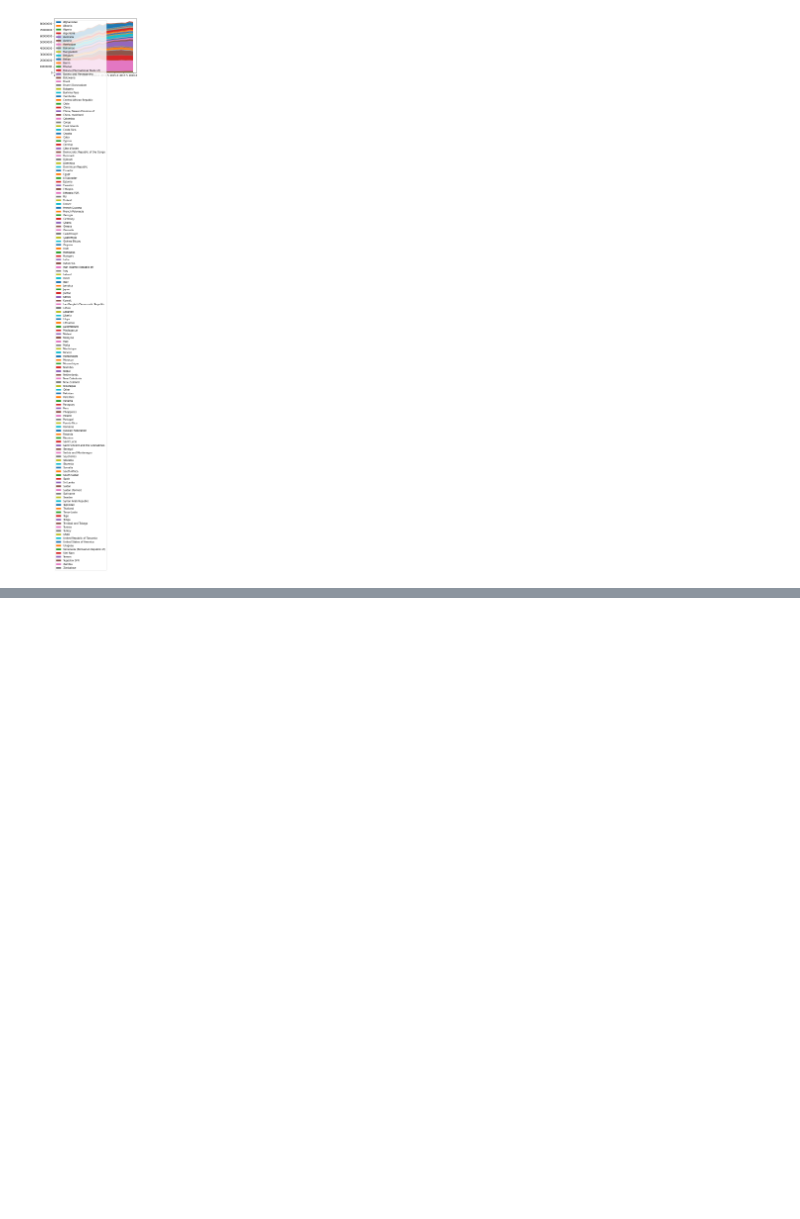
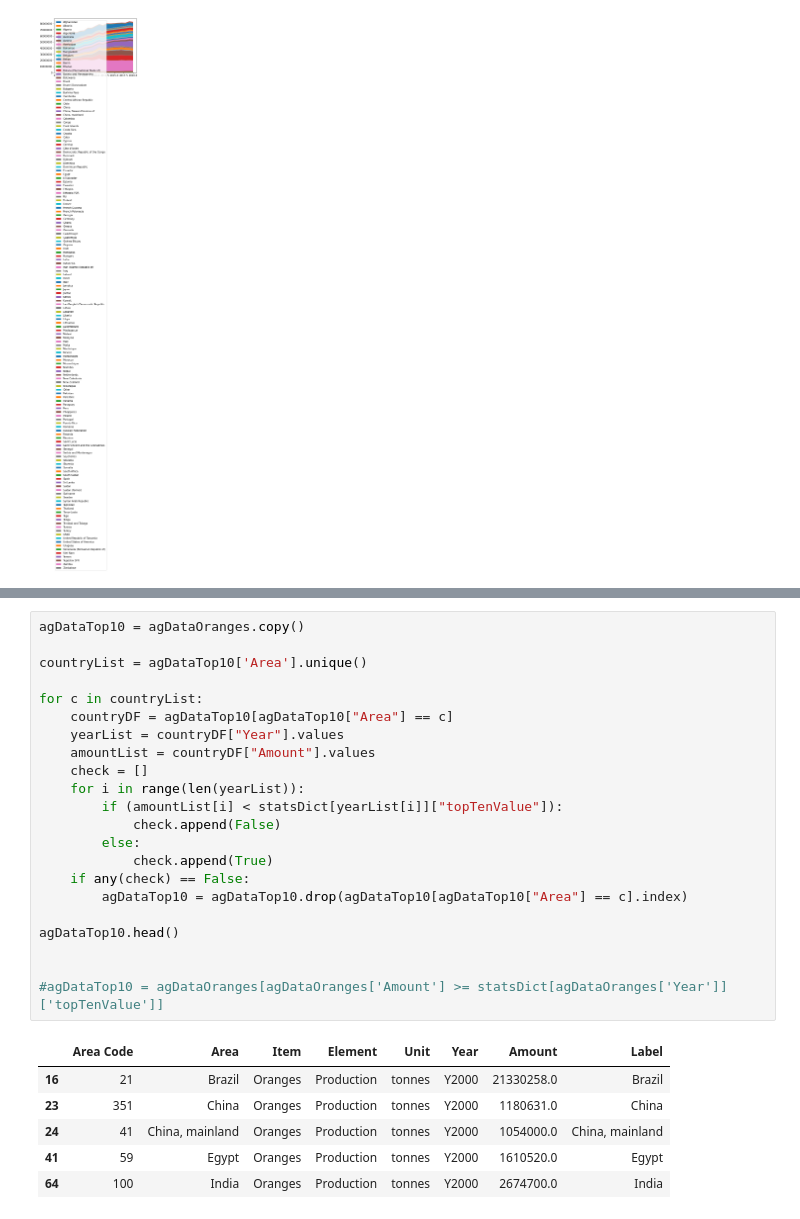
Before and after one commit to polarbearcode/DataAnalysis, a Jupyter notebook: AgricultureData/Orange.ipynb, the cells around one changed output, grey strips where cells are left out. Drawn from its saved outputs; the diff is of its cells as text; blank space fills up the shorter version.

```diff
--- a/AgricultureData/Orange.ipynb
+++ b/AgricultureData/Orange.ipynb
@@ -282,0 +306,29 @@ plt.show()
+# %%
+agDataTop10 = agDataOranges.copy()
+
+countryList = agDataTop10['Area'].unique()
+
+for c in countryList:
+    countryDF = agDataTop10[agDataTop10["Area"] == c]
+    yearList = countryDF["Year"].values
+    amountList = countryDF["Amount"].values
+    check = []
+    for i in range(len(yearList)):
+        if (amountList[i] < statsDict[yearList[i]]["topTenValue"]):
+            check.append(False)
+        else:
+            check.append(True)
+    if any(check) == False:
+        agDataTop10 = agDataTop10.drop(agDataTop10[agDataTop10["Area"] == c].index)
+
+agDataTop10.head()
+
+
+#agDataTop10 = agDataOranges[agDataOranges['Amount'] >= statsDict[agDataOranges['Year']]['topTenValue']]
+# %% [output]
+|  | Area Code | Area | Item | Element | Unit | Year | Amount | Label |
+| 16 | 21 | Brazil | Oranges | Production | tonnes | Y2000 | 21330258.0 | Brazil |
+| 23 | 351 | China | Oranges | Production | tonnes | Y2000 | 1180631.0 | China |
+| 24 | 41 | China, mainland | Oranges | Production | tonnes | Y2000 | 1054000.0 | China, mainland |
+| 41 | 59 | Egypt | Oranges | Production | tonnes | Y2000 | 1610520.0 | Egypt |
+| 64 | 100 | India | Oranges | Production | tonnes | Y2000 | 2674700.0 | India |
```
Also changed, not shown: parts of 8 cells of this notebook.
